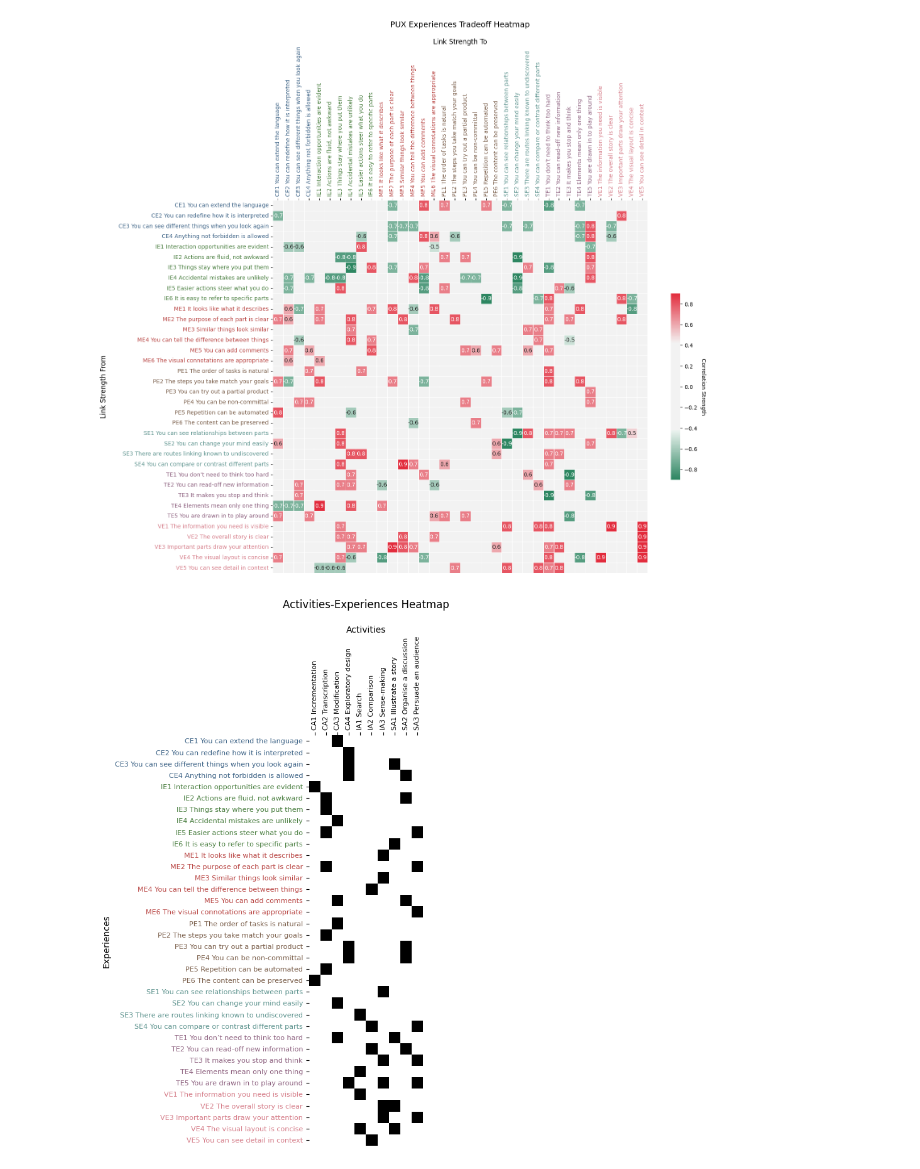
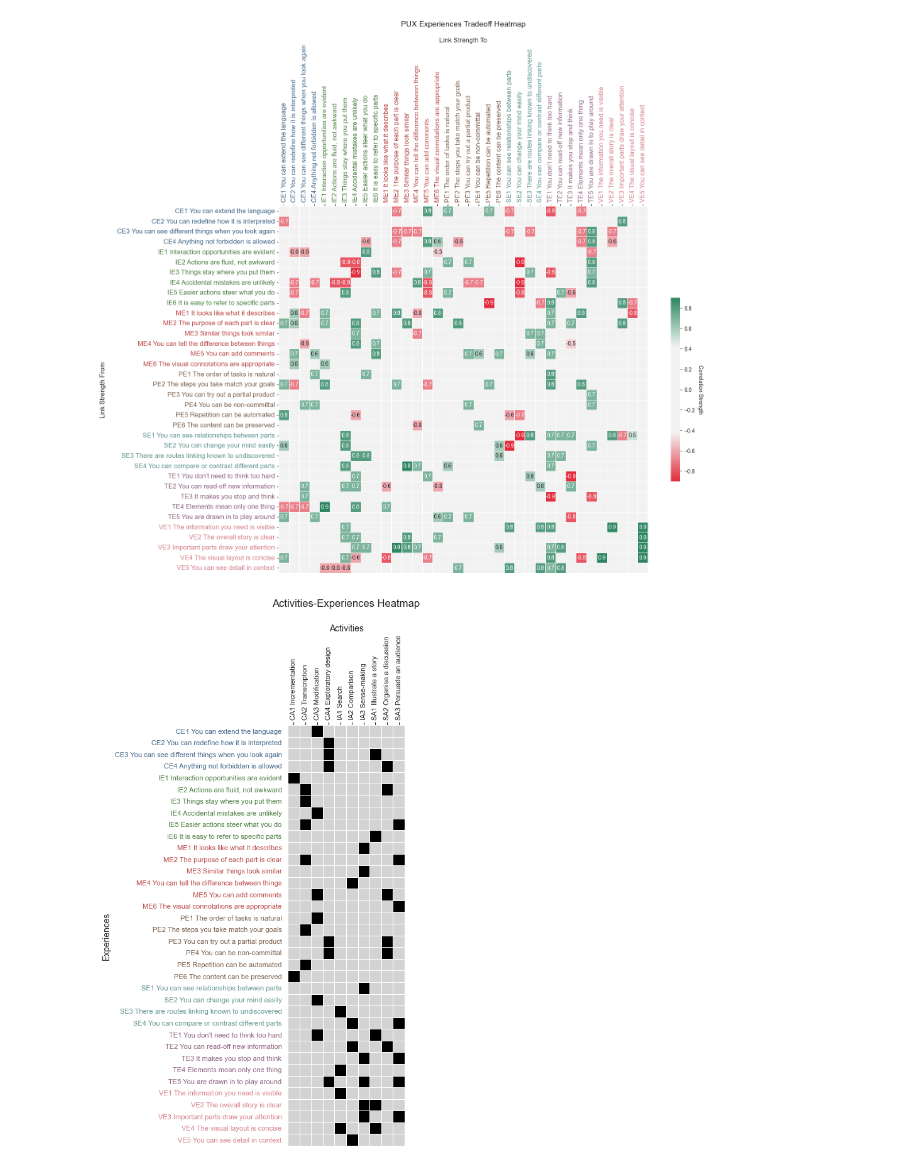
Before and after one commit to jb2328/PUX-Diagrams, a Jupyter notebook: heatmap.ipynb, the cells around one changed output. Drawn from its saved outputs; the diff is of its cells as text; code cells hidden in the pictures.

Commit message:
Deploying to gh-pages from @ jb2328/PUX-Diagrams@2249eb80640799dc70c69fa6e9bfac1e93d40830 🚀

```diff
--- a/heatmap.ipynb
+++ b/heatmap.ipynb
@@ -226,0 +7,27 @@ exp_list=[
+# %%
+import re
+
+# Path to the JS file
+file_path = './files/dataset.js'
+
+# Read the content of the JS file
+with open(file_path, 'r') as file:
+    js_content = file.read()
+
+# Extracting the exp_list variable using regular expression
+exp_list_matches = re.search(r"const exp_list\s*=\s*(\[.*?\]);", js_content, re.DOTALL)
+
+# Check if the exp_list is found and convert it to Python list
+if exp_list_matches:
+    exp_list_js = exp_list_matches.group(1)
+
+    # Convert JavaScript list to Python list
+    # Replace JavaScript object notation with Python dictionary notation
+    exp_list_py = eval(exp_list_js.replace("'", "\""))
+else:
+    exp_list_py = None
+
+# Displaying the first 5 elements of the extracted list for verification
+print(exp_list_py[:5])
+
+exp_list=exp_list_py
@@ -360,7 +151,7 @@ for x_index, x_name in enumerate(names):
                     matrix[x_index, y_index] = link[y_name]
 
 # Define a custom diverging colormap with green for positive and red for negative
-cmap = sns.diverging_palette(150, 10, s=85, l=50, sep=120, as_cmap=True)
+cmap = sns.diverging_palette(10, 150, s=85, l=50, sep=120, as_cmap=True)
 
 # Create a heatmap from the matrix
 plt.figure(figsize=(15, 12))
@@ -388,8 +179,9 @@ def get_color_for_tick(tick):
 
 
 # Rotate the x-axis and y-axis labels for better readability
-ax.set_xticklabels(ax.get_xticklabels(), rotation=90)
-ax.set_yticklabels(ax.get_yticklabels(), rotation=0)
+ax.set_xticklabels(ax.get_xticklabels(), rotation=90, fontsize=12)  # Increase font size for x-axis tick labels
+ax.set_yticklabels(ax.get_yticklabels(), rotation=0, fontsize=12)   # Increase font size for y-axis tick labels
+
 
 # Move x-axis ticks to the top and y-axis ticks to the left
 ax.xaxis.set_ticks_position('top')
@@ -431,12 +223,8 @@ plt.savefig("./exp_tradeoff.svg", format='svg')
 
 plt.show()
 # %% [output]
-[figure, old version]
+[figure, new version]
 # %%
-import pandas as pd
-import seaborn as sns
-import matplotlib.pyplot as plt
-
 import pandas as pd
 import seaborn as sns
 import matplotlib.pyplot as plt
@@ -457,41 +245,42 @@ for entry in exp_list:
         if group in matrix.columns:
             matrix.at[item_label, group] = 1
 
-# Function to determine color based on the tick label (as defined earlier)
+# Function to determine color based on the tick label
 def get_color_for_tick(tick):
     for prefix, color in group_colors.items():
         if tick.startswith(prefix):
             return color
     return 'black'  # Default color
 
 # Create the heatmap
 plt.figure(figsize=(9, 9))  # Adjust the figure size for square cells
-ax = sns.heatmap(matrix, cmap="binary", cbar=False, square=True)
+sns.set_style("whitegrid", {'axes.grid' : False})
+ax = sns.heatmap(matrix, cmap=["#D3D3D3", "black"], cbar=False, square=True, linewidths=0.5, linecolor='white')
 
 # Set the tick labels
 ax.set_yticklabels(tick_names, rotation=0, fontsize=8)
 ax.set_xticklabels(groups, rotation=90, fontsize=8)
 
 # Apply colors to x-axis and y-axis tick labels
 for label in ax.get_xticklabels() + ax.get_yticklabels():
     label.set_color(get_color_for_tick(label.get_text()))
 
 # Move x-axis to the top
 ax.xaxis.tick_top()
 ax.xaxis.set_label_position('top')
 
 # Set axis labels and title
 ax.set_xlabel('Activities', fontsize=10)
 ax.set_ylabel('Experiences', fontsize=10)
 ax.set_title('Activities-Experiences Heatmap', fontsize=12, pad=20)
 plt.tight_layout()  # Adjust layout
 
 # Save the plot as an SVG file
-plt.savefig("./act-exp.svg", format='svg')
+# plt.savefig("./act-exp.svg", format='svg')
 
 plt.show()
 # %% [output]
-[figure, old version]
+[figure, new version]
 # %%
 import numpy as np
 import pandas as pd
```
Also changed, not shown: parts of 5 cells of this notebook, 7 other files.
